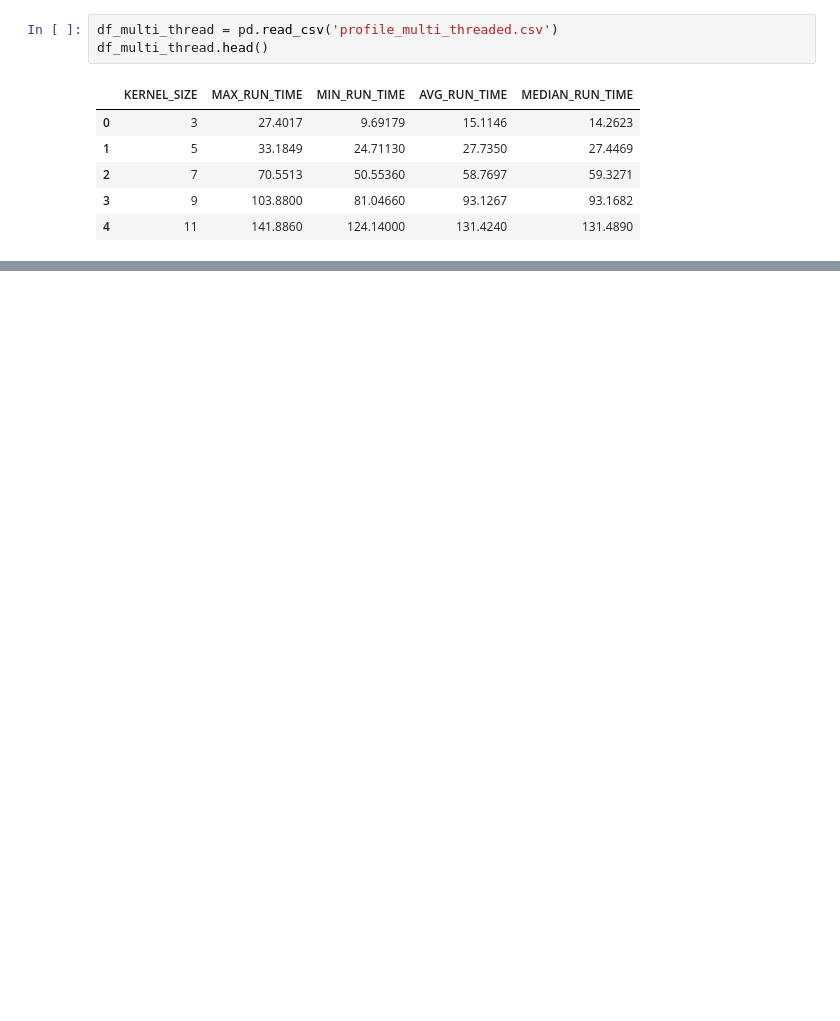
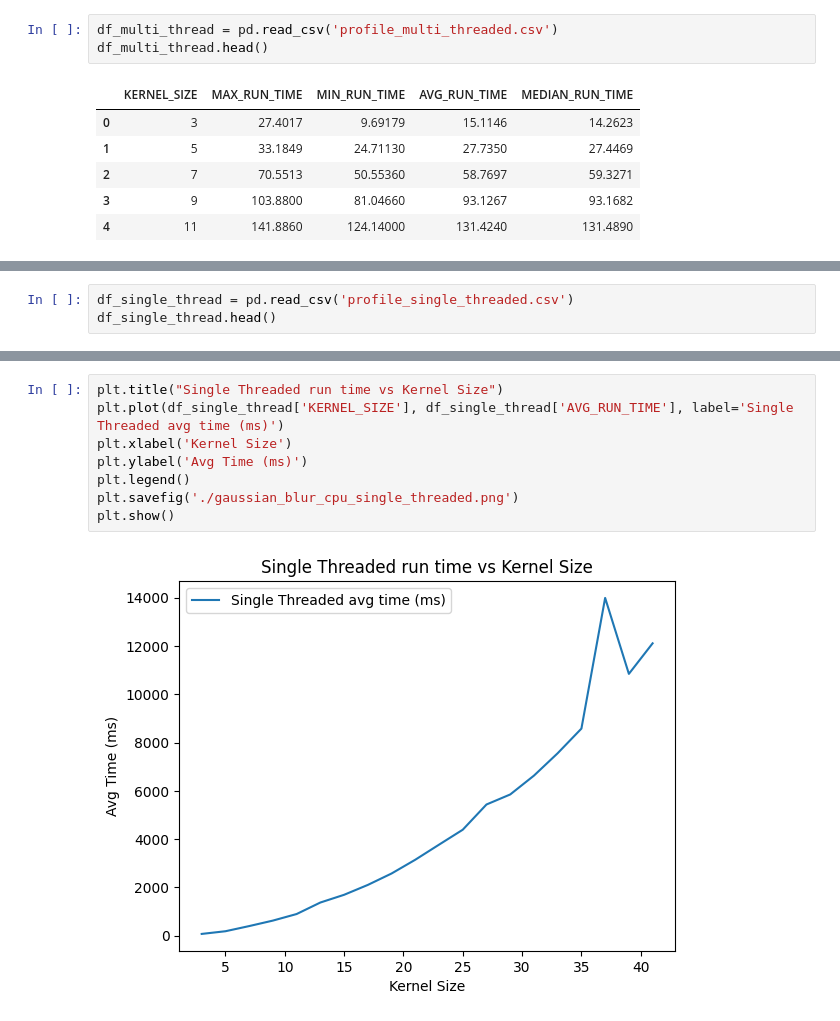
Before and after one commit to Arjun31415/Blur-Test, a Jupyter notebook: metrics/metrics.ipynb, the cells around one changed output, grey strips where cells are left out. Cells and saved outputs as stored; diff of their text form; blank space fills up the shorter version.

```diff
--- a/metrics/metrics.ipynb
+++ b/metrics/metrics.ipynb
@@ -119,0 +140,3 @@ plt.show()
+# %%
+df_single_thread = pd.read_csv('profile_single_threaded.csv')
+df_single_thread.head()
@@ -119,0 +150,10 @@ plt.show()
+# %%
+plt.title("Single Threaded run time vs Kernel Size")
+plt.plot(df_single_thread['KERNEL_SIZE'], df_single_thread['AVG_RUN_TIME'], label='Single Threaded avg time (ms)')
+plt.xlabel('Kernel Size')
+plt.ylabel('Avg Time (ms)')
+plt.legend()
+plt.savefig('./gaussian_blur_cpu_single_threaded.png')
+plt.show()
+# %% [output]
+[figure, added]
```
Also changed, not shown: parts of 15 cells of this notebook, 11 other files.
